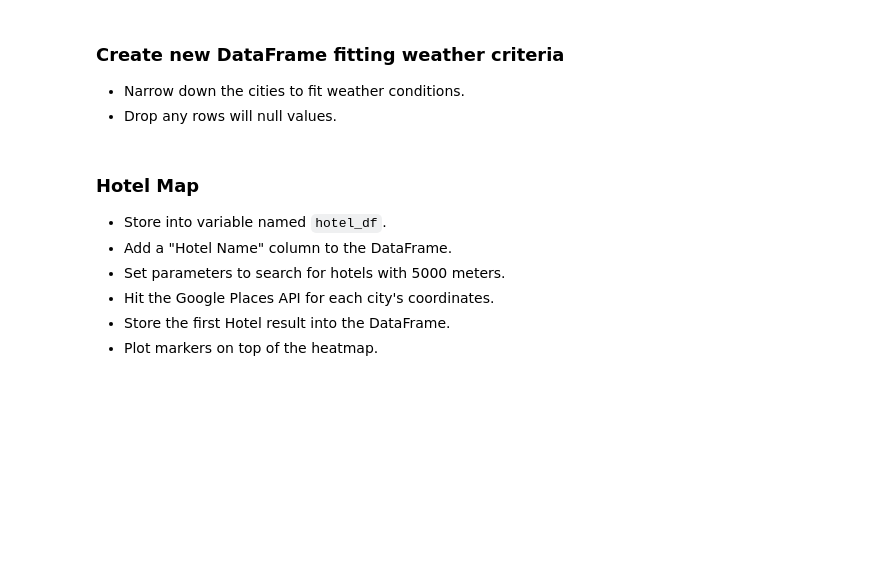
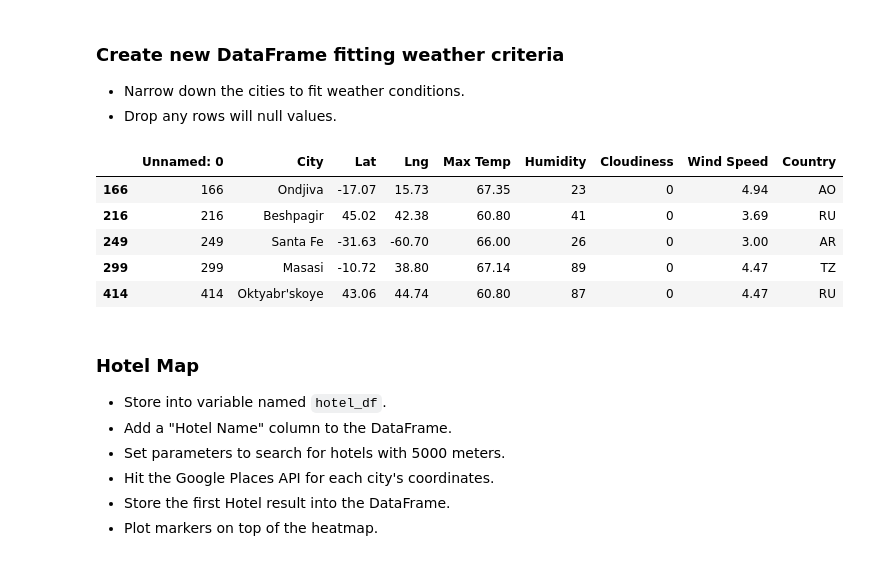
Before and after one commit to jinahporter/Python-API-challenge2, a Jupyter notebook: VacationPy.ipynb, the cells around one changed output. Cells and saved outputs as stored; diff of their text form; code cells hidden in the pictures; blank space fills up the shorter version.

```diff
--- a/VacationPy.ipynb
+++ b/VacationPy.ipynb
@@ -44,6 +73,23 @@ data.head(10)
 ### Create new DataFrame fitting weather criteria
 * Narrow down the cities to fit weather conditions.
 * Drop any rows will null values.
+# %%
+#1st cond: 60 < temp < 70
+#2nd cond: wind < 5
+#3rd cond: no clouds
+new_data = data.loc[(data["Max Temp"] < 70) & (data["Max Temp"] > 60) & (data["Wind Speed"] < 5)
+                    & (data["Cloudiness"] == 0)]
+
+new_data = new_data.dropna()
+
+new_data
+# %% [output]
+|  | Unnamed: 0 | City | Lat | Lng | Max Temp | Humidity | Cloudiness | Wind Speed | Country |
+| 166 | 166 | Ondjiva | -17.07 | 15.73 | 67.35 | 23 | 0 | 4.94 | AO |
+| 216 | 216 | Beshpagir | 45.02 | 42.38 | 60.80 | 41 | 0 | 3.69 | RU |
+| 249 | 249 | Santa Fe | -31.63 | -60.70 | 66.00 | 26 | 0 | 3.00 | AR |
+| 299 | 299 | Masasi | -10.72 | 38.80 | 67.14 | 89 | 0 | 4.47 | TZ |
+| 414 | 414 | Oktyabr'skoye | 43.06 | 44.74 | 60.80 | 87 | 0 | 4.47 | RU |
 # %% [markdown]
 ### Hotel Map
 * Store into variable named `hotel_df`.
```
Also changed, not shown: parts of 5 cells of this notebook, 1 other file.
